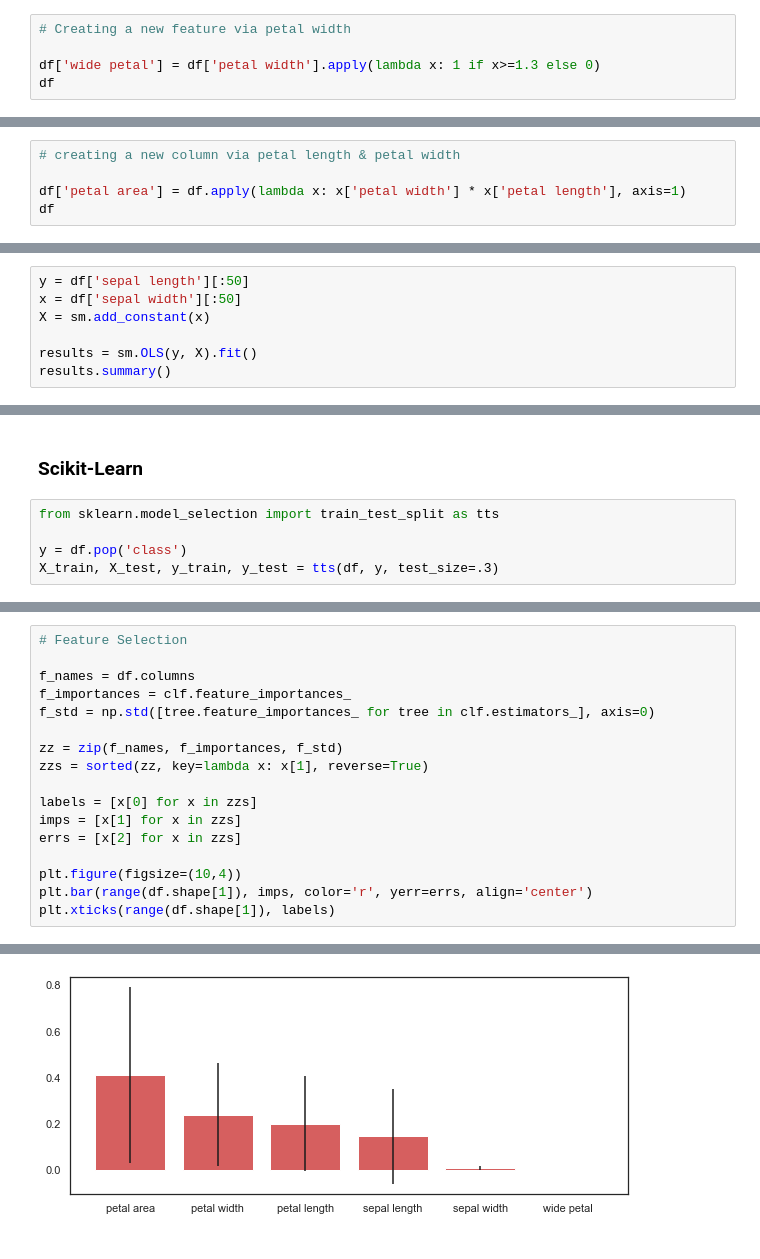
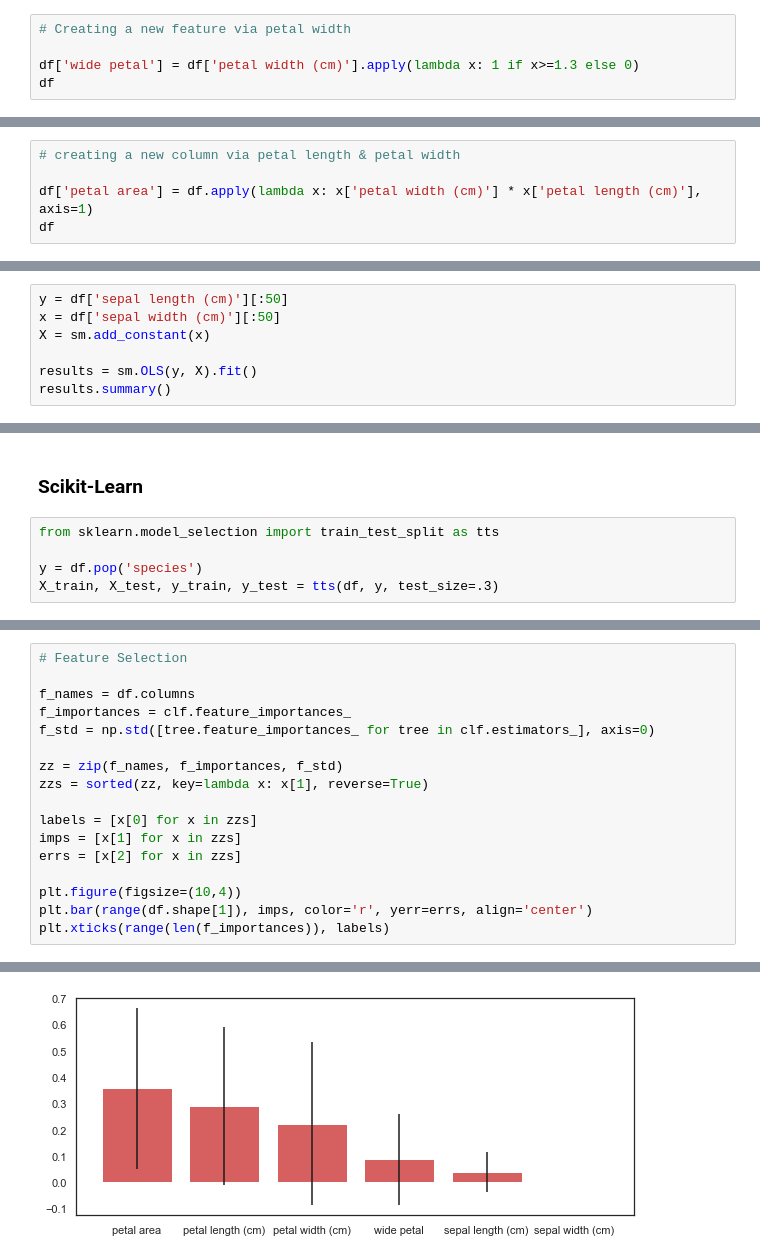
Before and after one commit to stevenkolawole/Python-ML-Blueprints, a Jupyter notebook: 1.-Baby-Steps-into-Data-Analysis-and-Machine-Learning/Baby steps into ML.ipynb, the cells around one changed output, grey strips where cells are left out. Cells and saved outputs as stored; diff of their text form.

```diff
--- a/1.-Baby-Steps-into-Data-Analysis-and-Machine-Learning/Baby steps into ML.ipynb
+++ b/1.-Baby-Steps-into-Data-Analysis-and-Machine-Learning/Baby steps into ML.ipynb
@@ -296,6 +352,6 @@ Unlike `map`, `apply` works on both series (single columns) and dataframes (coll
 # %%
 # Creating a new feature via petal width
 
-df['wide petal'] = df['petal width'].apply(lambda x: 1 if x>=1.3 else 0)
+df['wide petal'] = df['petal width (cm)'].apply(lambda x: 1 if x>=1.3 else 0)
 df
 # %% [output]
@@ -315,6 +371,6 @@ df
 # %%
 # creating a new column via petal length & petal width
 
-df['petal area'] = df.apply(lambda x: x['petal width'] * x['petal length'], axis=1)
+df['petal area'] = df.apply(lambda x: x['petal width (cm)'] * x['petal length (cm)'], axis=1)
 df
 # %% [output]
@@ -436,6 +490,6 @@ Text(0.5, 1.02, 'Setosa Sepal Width vs. Length')
 # %%
-y = df['sepal length'][:50]
-x = df['sepal width'][:50]
+y = df['sepal length (cm)'][:50]
+x = df['sepal width (cm)'][:50]
 X = sm.add_constant(x)
 
 results = sm.OLS(y, X).fit()
@@ -476,7 +530,7 @@ plt.legend(loc=0)
 # %%
 from sklearn.model_selection import train_test_split as tts
 
-y = df.pop('class')
+y = df.pop('species')
 X_train, X_test, y_train, y_test = tts(df, y, test_size=.3)
 # %%
 from sklearn.ensemble import RandomForestClassifier
@@ -529,7 +583,7 @@ errs = [x[2] for x in zzs]
 
 plt.figure(figsize=(10,4))
 plt.bar(range(df.shape[1]), imps, color='r', yerr=errs, align='center')
-plt.xticks(range(df.shape[1]), labels)
+plt.xticks(range(len(f_importances)), labels)
 # %% [output]
 ([<matplotlib.axis.XTick at 0x...>,
   <matplotlib.axis.XTick at 0x...>,
@@ -546,4 +600,4 @@ plt.xticks(range(df.shape[1]), labels)
-[figure, old version]
+[figure, new version]
 # %%
 from sklearn.multiclass import OneVsRestClassifier
 from sklearn.svm import SVC
```
Also changed, not shown: parts of 51 cells of this notebook, 1 other file.
